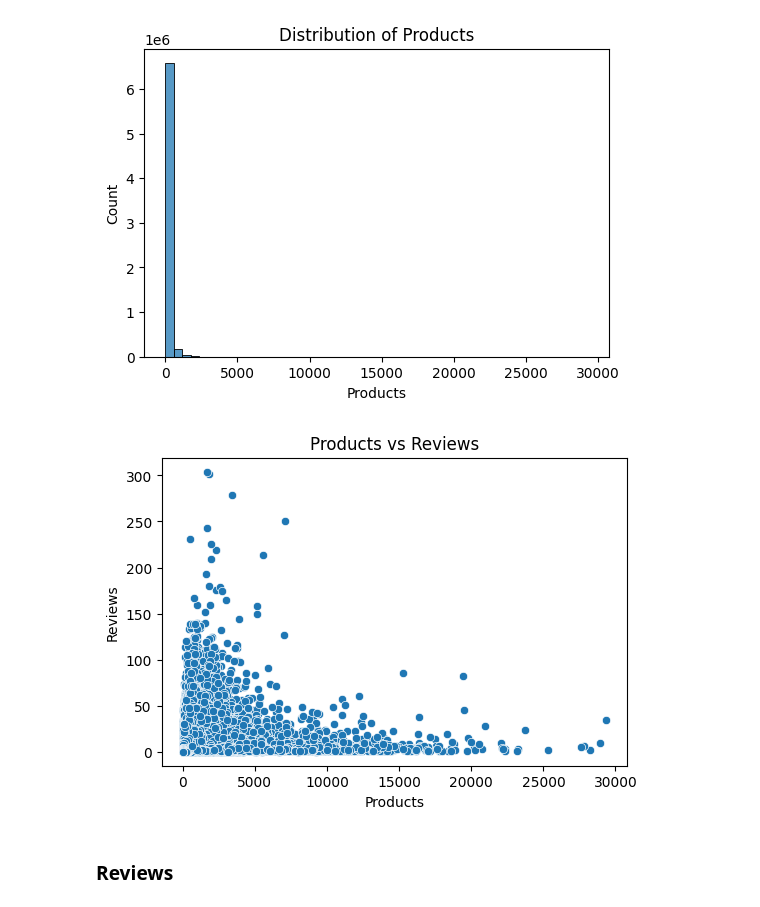
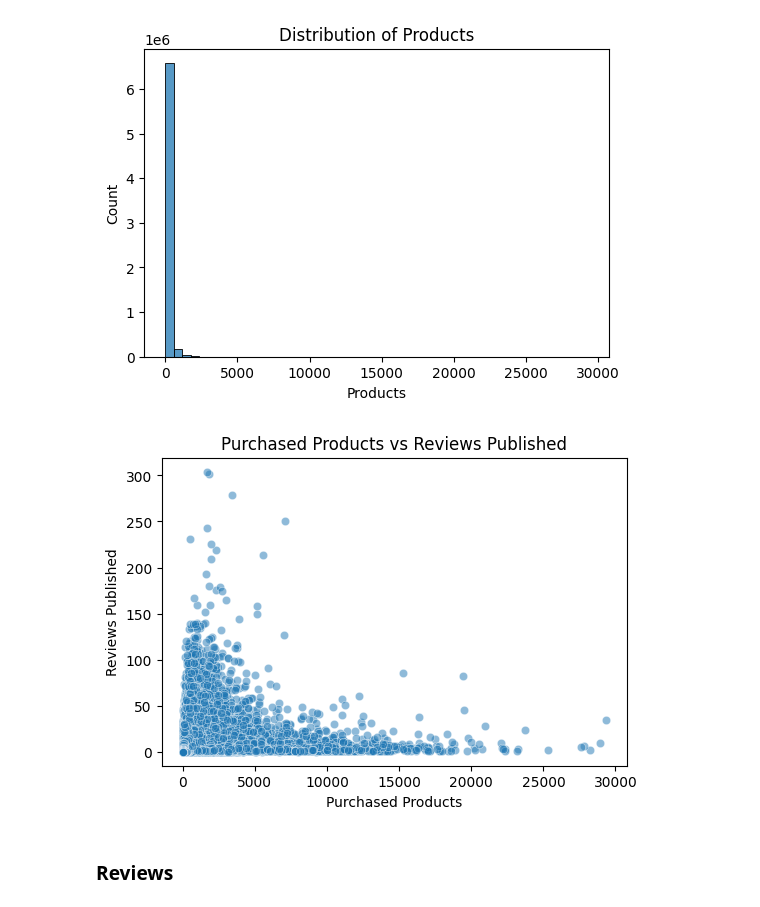
Before and after one commit to slvhuang/DL-Steam-Game-Recommender-System, a Jupyter notebook: 2_eda_feature_eng.ipynb, the cells around one changed output. Drawn from its saved outputs; the diff is of its cells as text; code cells hidden in the pictures.

```diff
--- a/2_eda_feature_eng.ipynb
+++ b/2_eda_feature_eng.ipynb
@@ -293,13 +385,13 @@ plt.show()
 # %%
 # plot products vs reviews
 plt.figure(figsize=(6, 4))
-sns.scatterplot(data=users_df, x='products', y='reviews')
-plt.title('Products vs Reviews')
-plt.xlabel('Products')
-plt.ylabel('Reviews')
+sns.scatterplot(data=users_df, x='products', y='reviews', alpha=0.5)
+plt.title('Purchased Products vs Reviews Published')
+plt.xlabel('Purchased Products')
+plt.ylabel('Reviews Published')
 plt.show()
 # %% [output]
-[figure, old version]
+[figure, new version]
 # %% [markdown]
 ### Reviews
 # %%
```
Also changed, not shown: parts of 14 cells of this notebook.
